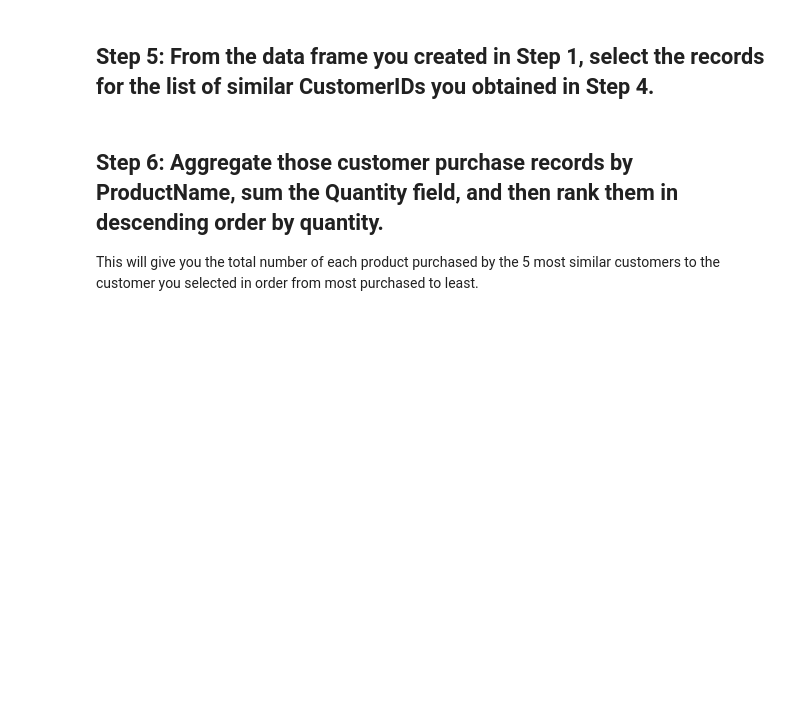
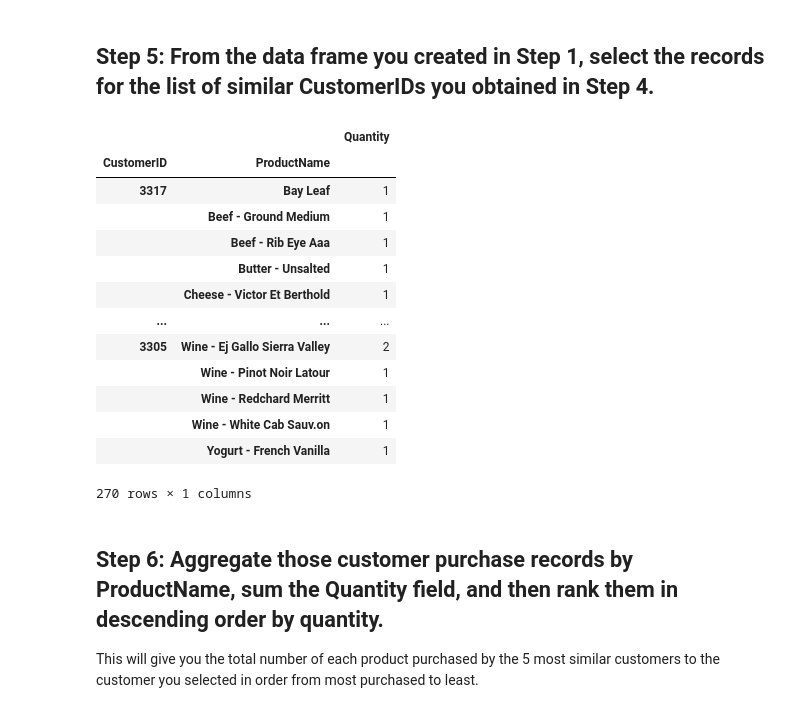
Before and after one commit to Data-FT-MX/lab_recommender_system, a Jupyter notebook: your-code/main.ipynb, the cells around one changed output. Saved outputs shown, nothing was run; the diff lists cells and outputs as text; code cells hidden in the pictures; blank space fills up the shorter version.

```diff
--- a/your-code/main.ipynb
+++ b/your-code/main.ipynb
@@ -23,7 +23,8 @@ data.head()
 
 You will need to group by CustomerID and ProductName and then sum the Quantity field.
 # %%
-data.groupby(['CustomerID', 'ProductName'])[['Quantity']].sum()
+product_quantity = data.groupby(['CustomerID', 'ProductName'])[['Quantity']].sum()
+product_quantity
 # %% [output]
 |  |  | Quantity |
 | CustomerID | ProductName |  |
@@ -71,5 +83,23 @@ MemoryError: Unable to allocate 17.5 GiB for an array with shape (2351848236,) a
 # %% [markdown]
 ## Step 5: From the data frame you created in Step 1, select the records for the list of similar CustomerIDs you obtained in Step 4.
+# %%
+temp = product_quantity.loc[top.index]
+temp
+# %% [output]
+|  |  | Quantity |
+| CustomerID | ProductName |  |
+| 3317 | Bay Leaf | 1 |
+|  | Beef - Ground Medium | 1 |
+|  | Beef - Rib Eye Aaa | 1 |
+|  | Butter - Unsalted | 1 |
+|  | Cheese - Victor Et Berthold | 1 |
+| ... | ... | ... |
+| 3305 | Wine - Ej Gallo Sierra Valley | 2 |
+|  | Wine - Pinot Noir Latour | 1 |
+|  | Wine - Redchard Merritt | 1 |
+|  | Wine - White Cab Sauv.on | 1 |
+|  | Yogurt - French Vanilla | 1 |
+270 rows × 1 columns
 # %% [markdown]
 ## Step 6: Aggregate those customer purchase records by ProductName, sum the Quantity field, and then rank them in descending order by quantity.
 
```
Also changed, not shown: parts of 6 cells of this notebook.
